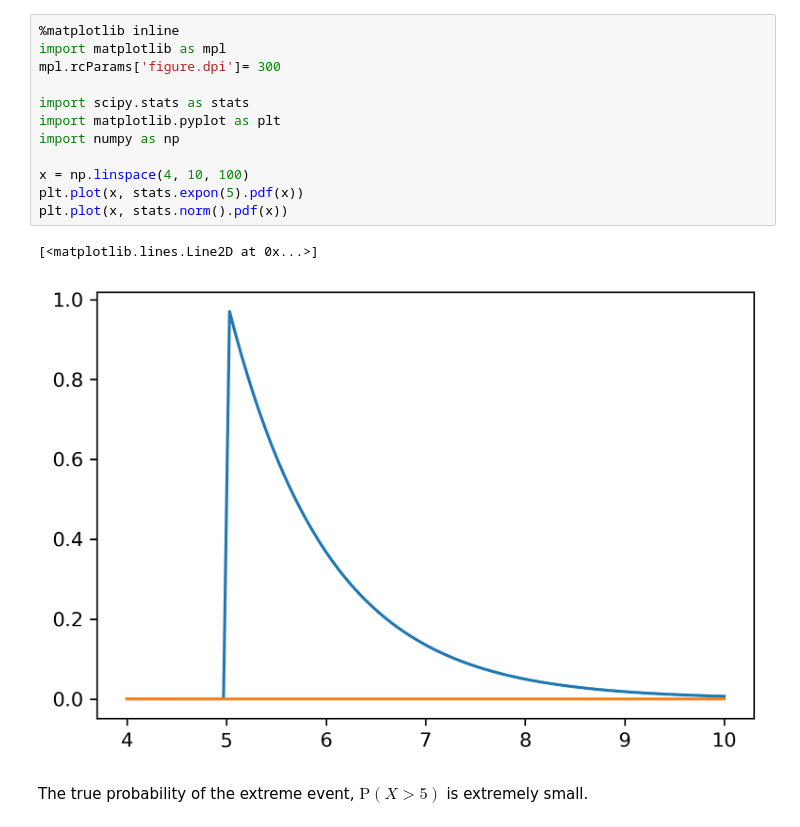
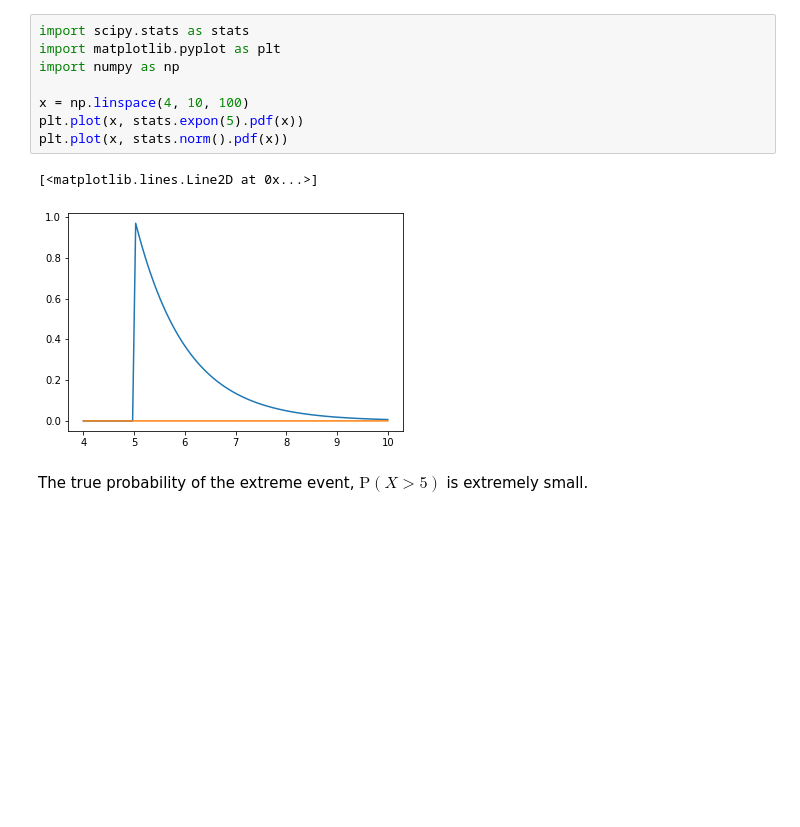
Before and after one commit to markasch/DT-tbx-examples, a Jupyter notebook: 03sim/x3p48_MC_importance.ipynb, the cells around one changed output. Cells and saved outputs as stored; diff of their text form; blank space fills up the shorter version.

```diff
--- a/03sim/x3p48_MC_importance.ipynb
+++ b/03sim/x3p48_MC_importance.ipynb
@@ -1,18 +1,14 @@
 # %%
-%matplotlib inline
-import matplotlib as mpl
-mpl.rcParams['figure.dpi']= 300
-
 import scipy.stats as stats
 import matplotlib.pyplot as plt
 import numpy as np
 
 x = np.linspace(4, 10, 100)
 plt.plot(x, stats.expon(5).pdf(x))
 plt.plot(x, stats.norm().pdf(x))
 # %% [output]
 [<matplotlib.lines.Line2D at 0x...>]
-[figure, old version]
+[figure, new version]
 # %% [markdown]
 The true probability of the extreme event, $\mathrm{P} (X>5) $ is extremely small.
 # %%
```
Also changed, not shown: parts of 1 cell of this notebook, 10 other files.
